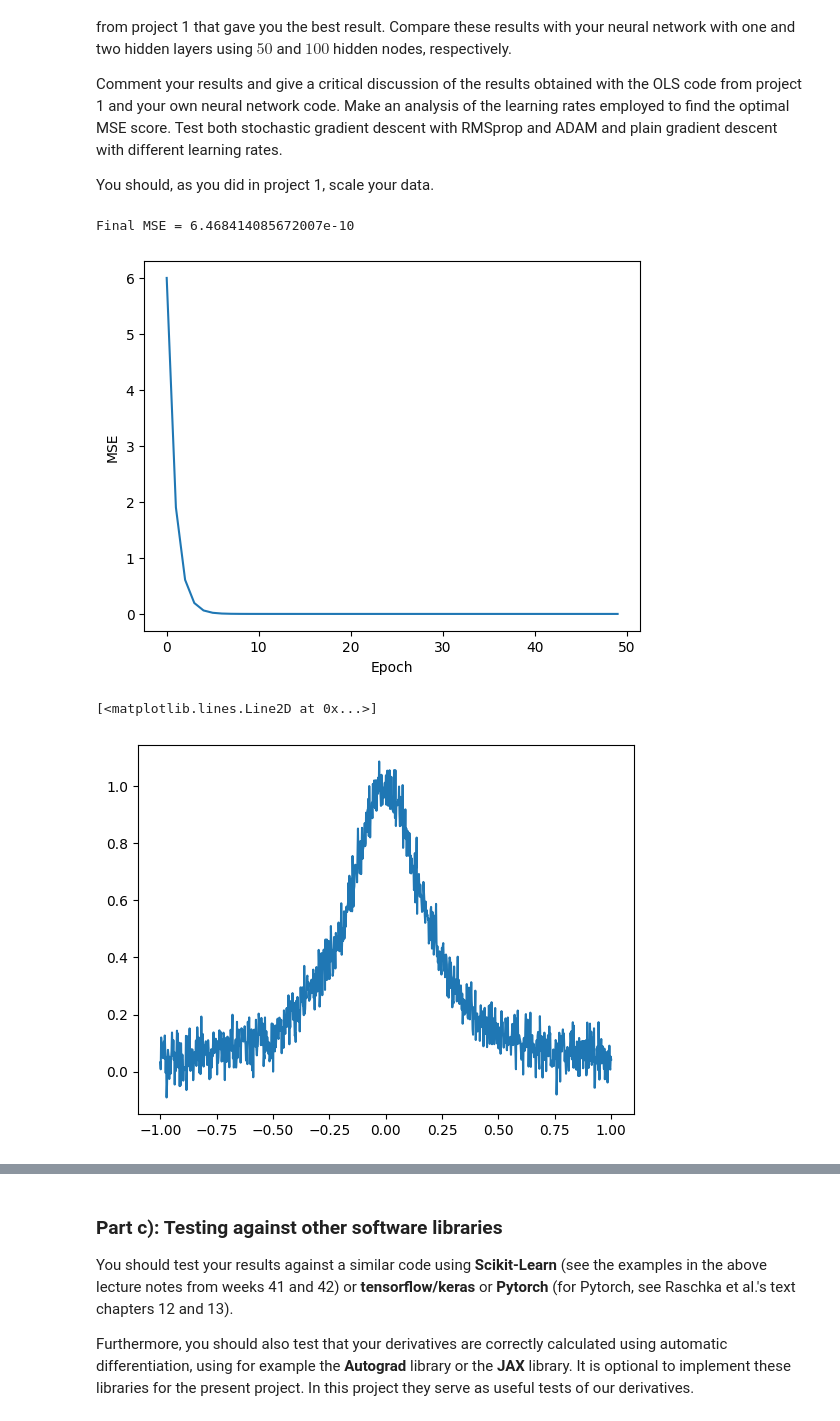
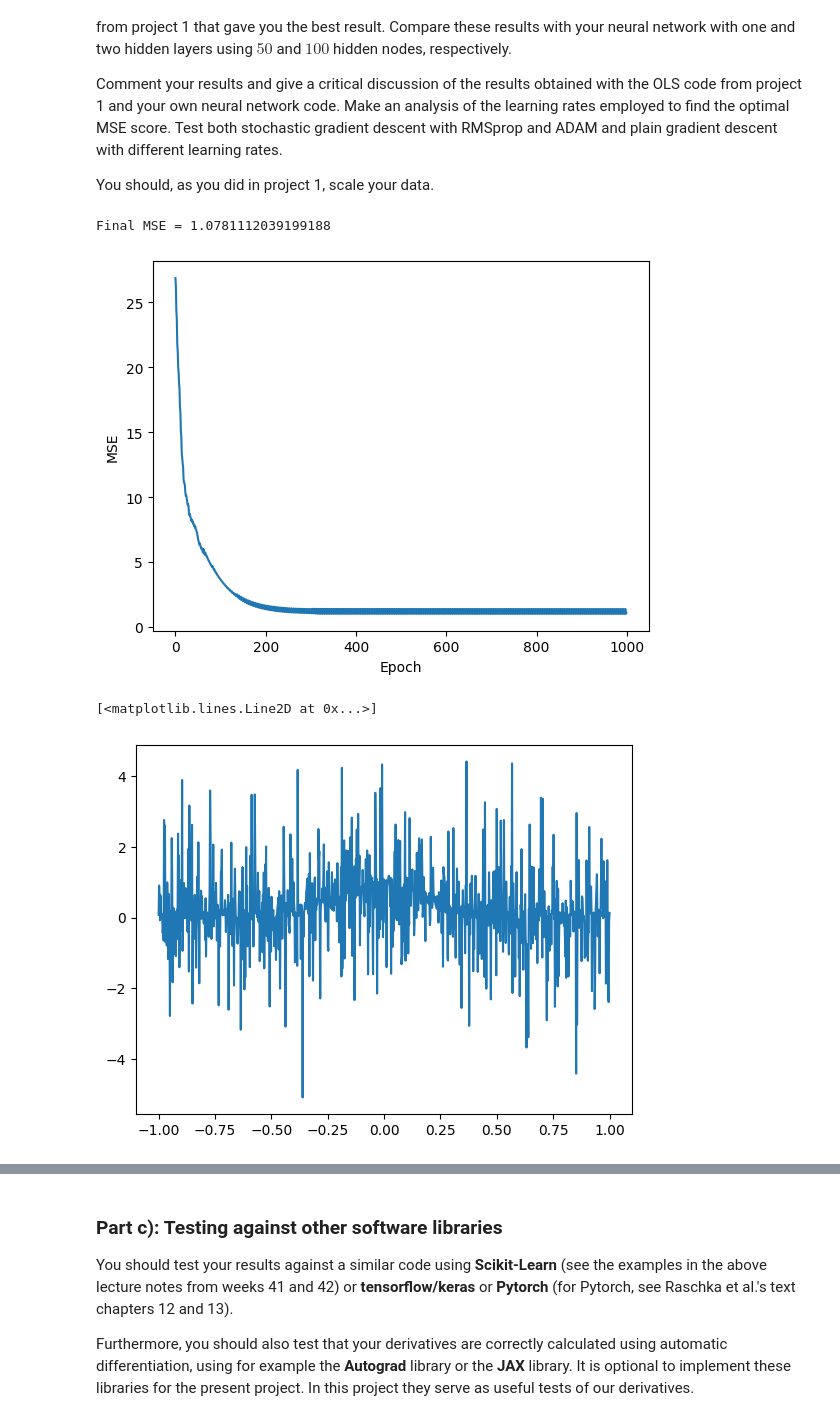
Before and after one commit to ViktorNanotech/FYS-STK, a Jupyter notebook: project2.ipynb, the cells around one changed output, grey strips where cells are left out. Saved outputs shown, nothing was run; the diff lists cells and outputs as text; code cells hidden in the pictures.

```diff
--- a/project2.ipynb
+++ b/project2.ipynb
@@ -189,12 +189,10 @@ def sigmoid_der(z):
 
 def mse(predict, target):
     return np.mean((predict - target) ** 2)
-"""
+
 def mse_der(predict, target):
     return 2*(predict - target)/ len(predict)
-"""
-def mse_der(predict, target):
-    return 2 * (predict - target) / np.prod(predict.shape)
+
 
 def runge(x):
     return 1/(1+25*x**2)
@@ -265,16 +263,23 @@ def backpropagation(
 # %%
 #Standard GD (Original)
 def train_network(input, layers, activation_funcs, activation_ders, target, learning_rate, epochs):
+    accuracies = []
+    predictions = []
     for i in range(epochs):
         layers_grad = backpropagation(input, layers, activation_funcs, activation_ders, target)
         for (W, b), (W_g, b_g) in zip(layers, layers_grad):
 
             W -= learning_rate * W_g
             b -= learning_rate * b_g
-    return layers
+
+        accuracies.append(cost(input,layers, activation_funcs, target))
+        predictions.append(feed_forward(input, layers, activation_funcs))
+    return layers, accuracies, predictions
 
 #Standard GD (RMS)
 def train_network_gd_rmsprop(input, layers, activation_funcs, activation_ders, target, learning_rate, epochs, beta=0.9, epsilon=1e-8):
+    accuracies = []
+    predictions = []
     for _ in range(epochs):
         # Compute gradients for the entire dataset
         layers_grad = backpropagation(input, layers, activation_funcs, activation_ders, target)
@@ -292,7 +297,10 @@ def train_network_gd_rmsprop(input, layers, activation_funcs, activation_ders, t
             b -= learning_rate * b_g / (np.sqrt(cache[i][1]) + epsilon)
             layers[i] = (W, b)
 
-    return layers
+            accuracies.append(cost(input,layers, activation_funcs, target))
+            predictions.append(feed_forward(input, layers, activation_funcs))
+
+    return layers, accuracies, predictions
 
 
 # Standard GD (Adam)
@@ -331,47 +339,49 @@ def train_network_gd_adam(input_data, layers, activation_funcs, activation_ders,
 # %%
 #Define target and other parameters
 
 def runge(x):
     return 1/(1+25*x**2)
 
 network_input_size = 1000
 x = np.linspace(-1,1,network_input_size)
 y = runge(x) + 0.05*np.random.normal(0,1,network_input_size)
 input = x
 target = y
 
 layer_output_sizes = [50, 1000]
 activation_funcs = [sigmoid, lambda x: x]  # Sigmoid for hidden, linear for output
 activation_ders = [sigmoid_der, lambda x: np.ones_like(x)]  # Sigmoid derivative, linear derivative
 layers = create_layers(network_input_size, layer_output_sizes)
 
-learning_rate = 0.30     #0.30 works best for normal GD
-epochs = 50
+learning_rate = 0.001     #0.30 works best for normal GD
+epochs = 500
 
 #Plot
-accuracies = []
-predictions = []
-for i in range(epochs):
-    la = train_network(input, layers, activation_funcs, activation_ders, target, learning_rate, epochs)
-    accuracies.append(cost(input,la, activation_funcs, target))
-    predictions.append(feed_forward(input, layers, activation_funcs))
-print(f"Final MSE = {accuracies[-1]}")
-plt.plot(accuracies)
+"""
+acc = train_network(input, layers, activation_funcs, activation_ders, target, learning_rate, epochs)[1]
+pred = train_network(input, layers, activation_funcs, activation_ders, target, learning_rate, epochs)[2]
+"""
+acc = train_network_gd_rmsprop(input, layers, activation_funcs, activation_ders, target, learning_rate, epochs, beta=0.9, epsilon=1e-8)[1]
+pred = train_network_gd_rmsprop(input, layers, activation_funcs, activation_ders, target, learning_rate, epochs, beta=0.9, epsilon=1e-8)[2]
+print(f"Final MSE = {acc[-1]}")
+plt.plot(acc)
 plt.xlabel('Epoch')
 plt.ylabel('MSE')
 plt.show()
+
+#NESTE MÅL ER Å FIKSE STOCHASTIC GD SLIK AT DEN TAR INN BATCHES PÅ (INPUT_SIZE/10) OM GANGEN
 
 """
 print("Sample predictions vs targets:")
 for i in range(0,epochs,11):
     print(f"x={x[i]:.4f}, pred={predictions[-1][i]:.4f}, target={y[i]:.4f}")
 """
-plt.plot(x,predictions[-1])
+plt.plot(input,pred[-1])
 # %% [output]
-Final MSE = 6.468414085672007e-10
+Final MSE = 1.0781112039199188
-[figure, old version]
+[figure, new version]
 [<matplotlib.lines.Line2D at 0x...>]
-[figure, old version]
+[figure, new version]
 # %%
 from autograd import grad
 
```
Also changed, not shown: parts of 1 cell of this notebook, 1 other file.
